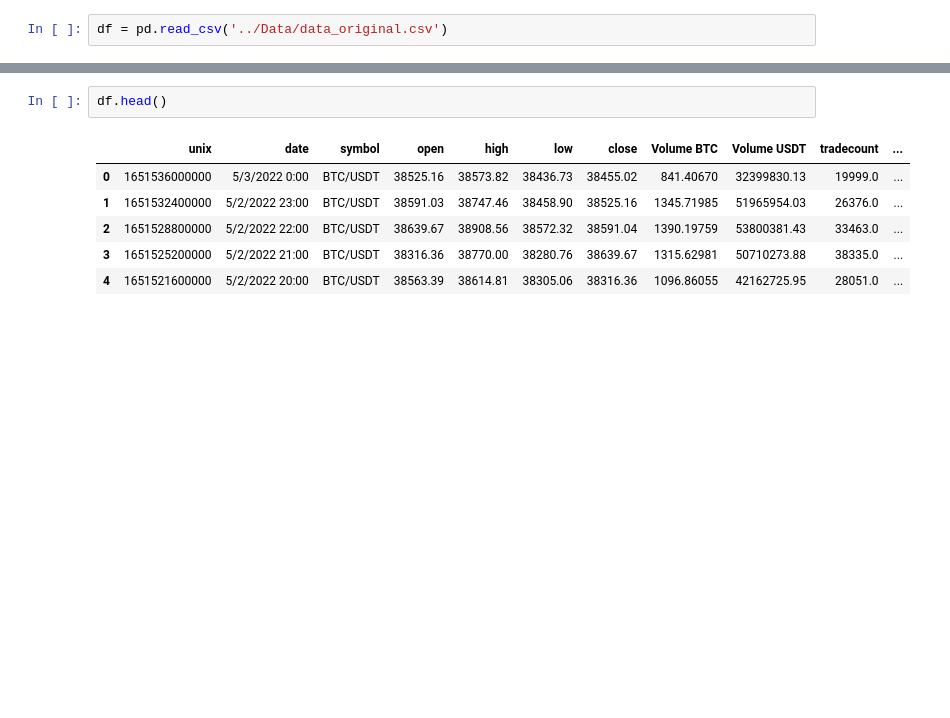
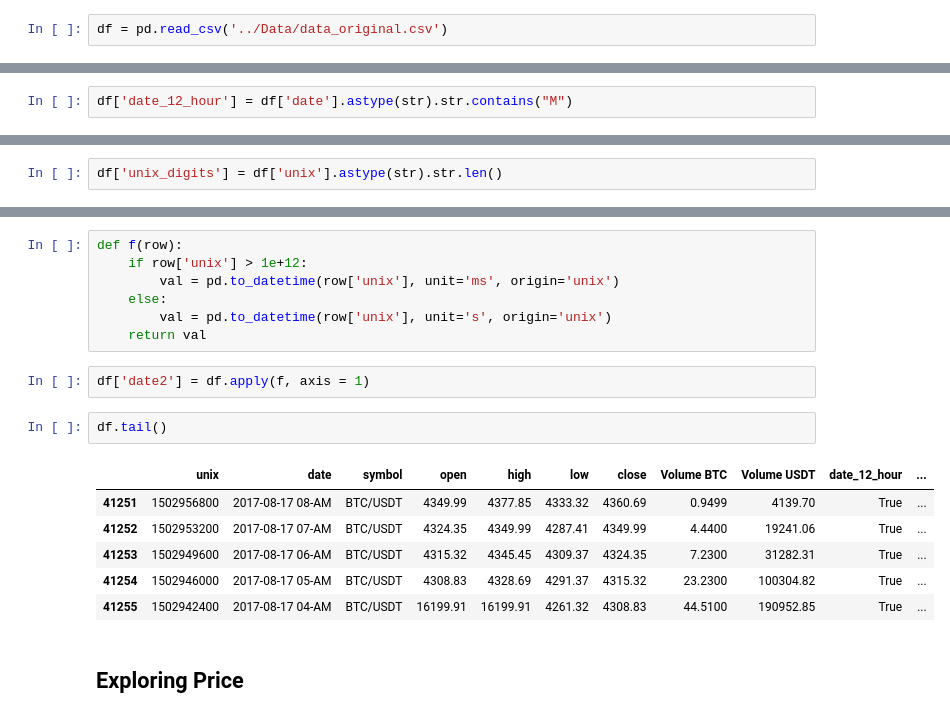
Before and after one commit to Vaiyani/mvaiyani-thesis, a Jupyter notebook: Notebooks/Dataset exploration.ipynb, the cells around one changed output, grey strips where cells are left out. Saved outputs shown, nothing was run; the diff lists cells and outputs as text; blank space fills up the shorter version.

Commit message:
Dataset exploration, Date format corrected

```diff
--- a/Notebooks/Dataset exploration.ipynb
+++ b/Notebooks/Dataset exploration.ipynb
@@ -27,0 +38,2 @@ df['date2'] = pd.to_datetime(df['unix'], origin='unix',  unit='ms')
+# %%
+df['date_12_hour'] = df['date'].astype(str).str.contains("M")
@@ -27,0 +46,2 @@ df['date2'] = pd.to_datetime(df['unix'], origin='unix',  unit='ms')
+# %%
+df['unix_digits'] = df['unix'].astype(str).str.len()
@@ -28,9 +61,20 @@ df['date2'] = pd.to_datetime(df['unix'], origin='unix',  unit='ms')
+# %%
+def f(row):
+    if row['unix'] > 1e+12:
+        val = pd.to_datetime(row['unix'], unit='ms', origin='unix')
+    else:
+        val = pd.to_datetime(row['unix'], unit='s', origin='unix')
+    return val
+# %%
+df['date2'] = df.apply(f, axis = 1)
 # %%
-df.head()
+df.tail()
 # %% [output]
-|  | unix | date | symbol | open | high | low | close | Volume BTC | Volume USDT | tradecount | ... |
-| 0 | 1651536000000 | 5/3/2022 0:00 | BTC/USDT | 38525.16 | 38573.82 | 38436.73 | 38455.02 | 841.40670 | 32399830.13 | 19999.0 | ... |
-| 1 | 1651532400000 | 5/2/2022 23:00 | BTC/USDT | 38591.03 | 38747.46 | 38458.90 | 38525.16 | 1345.71985 | 51965954.03 | 26376.0 | ... |
-| 2 | 1651528800000 | 5/2/2022 22:00 | BTC/USDT | 38639.67 | 38908.56 | 38572.32 | 38591.04 | 1390.19759 | 53800381.43 | 33463.0 | ... |
-| 3 | 1651525200000 | 5/2/2022 21:00 | BTC/USDT | 38316.36 | 38770.00 | 38280.76 | 38639.67 | 1315.62981 | 50710273.88 | 38335.0 | ... |
-| 4 | 1651521600000 | 5/2/2022 20:00 | BTC/USDT | 38563.39 | 38614.81 | 38305.06 | 38316.36 | 1096.86055 | 42162725.95 | 28051.0 | ... |
+|  | unix | date | symbol | open | high | low | close | Volume BTC | Volume USDT | date_12_hour | ... |
+| 41251 | 1502956800 | 2017-08-17 08-AM | BTC/USDT | 4349.99 | 4377.85 | 4333.32 | 4360.69 | 0.9499 | 4139.70 | True | ... |
+| 41252 | 1502953200 | 2017-08-17 07-AM | BTC/USDT | 4324.35 | 4349.99 | 4287.41 | 4349.99 | 4.4400 | 19241.06 | True | ... |
+| 41253 | 1502949600 | 2017-08-17 06-AM | BTC/USDT | 4315.32 | 4345.45 | 4309.37 | 4324.35 | 7.2300 | 31282.31 | True | ... |
+| 41254 | 1502946000 | 2017-08-17 05-AM | BTC/USDT | 4308.83 | 4328.69 | 4291.37 | 4315.32 | 23.2300 | 100304.82 | True | ... |
+| 41255 | 1502942400 | 2017-08-17 04-AM | BTC/USDT | 16199.91 | 16199.91 | 4261.32 | 4308.83 | 44.5100 | 190952.85 | True | ... |
+# %% [markdown]
+## Exploring Price
```
Also changed, not shown: parts of 14 cells of this notebook.
